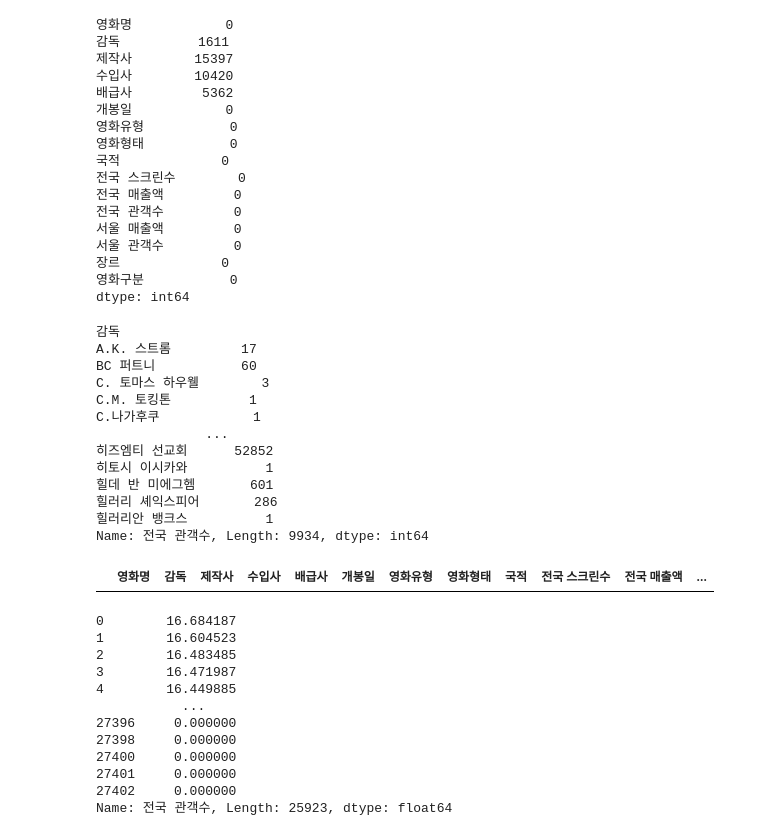
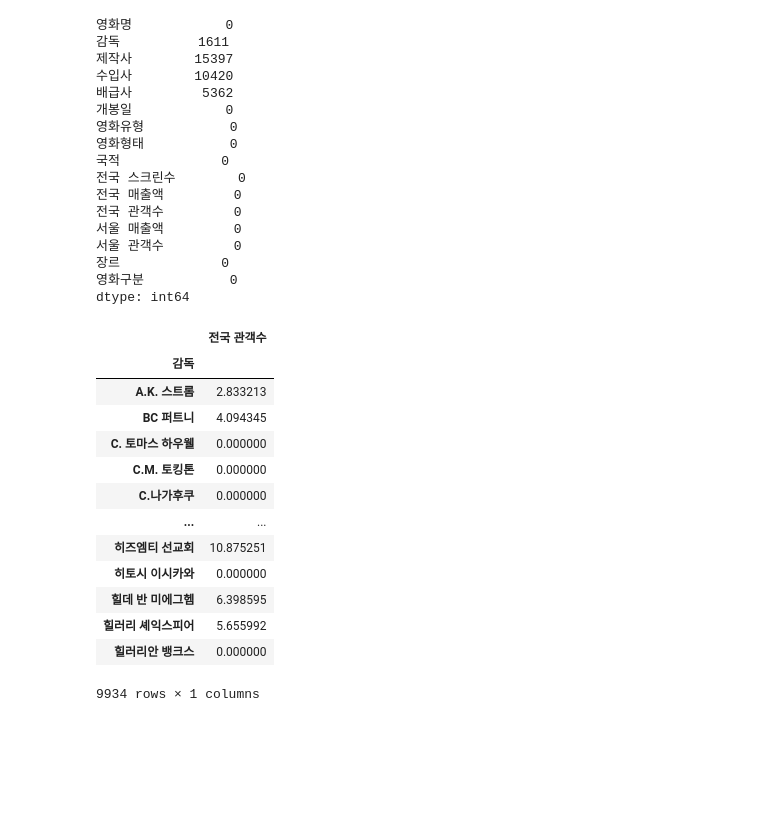
Before and after one commit to Dacon-ai-RunningFive/Dacon-AI, a Jupyter notebook: movie/EDA.ipynb, the cells around one changed output. Drawn from its saved outputs; the diff is of its cells as text; code cells hidden in the pictures; blank space fills up the shorter version.

```diff
--- a/movie/EDA.ipynb
+++ b/movie/EDA.ipynb
@@ -546,39 +546,21 @@ m.isna().sum()
 영화구분           0
 dtype: int64
 # %%
-m1 = m['전국 관객수'].groupby(m['감독']).sum()
-m1
+m1 = m[['전국 관객수']].groupby(m['감독']).sum()
+m1.loc[m1['전국 관객수'] == 0, '전국 관객수'] = 1
+m1.apply(np.log)
 # %% [output]
+|  | 전국 관객수 |
+| 감독 |  |
+| A.K. 스트롬 | 2.833213 |
+| BC 퍼트니 | 4.094345 |
+| C. 토마스 하우웰 | 0.000000 |
+| C.M. 토킹톤 | 0.000000 |
+| C.나가후쿠 | 0.000000 |
+| ... | ... |
+| 히즈엠티 선교회 | 10.875251 |
+| 히토시 이시카와 | 0.000000 |
+| 힐데 반 미에그헴 | 6.398595 |
+| 힐러리 셰익스피어 | 5.655992 |
+| 힐러리안 뱅크스 | 0.000000 |
-감독
-A.K. 스트롬         17
-BC 퍼트니           60
-C. 토마스 하우웰        3
-C.M. 토킹톤          1
-C.나가후쿠            1
-              ...
-히즈엠티 선교회      52852
-히토시 이시카와          1
-힐데 반 미에그헴       601
-힐러리 셰익스피어       286
-힐러리안 뱅크스          1
-Name: 전국 관객수, Length: 9934, dtype: int64
+9934 rows × 1 columns
-# %%
-m.loc[m['전국 관객수'] == 0, '전국 관객수'] = 1
-m.loc[m['전국 관객수'] == 0]
-# %% [output]
-|  | 영화명 | 감독 | 제작사 | 수입사 | 배급사 | 개봉일 | 영화유형 | 영화형태 | 국적 | 전국 스크린수 | 전국 매출액 | ... |
-# %%
-m['전국 관객수'].map(np.log)
-# %% [output]
-0        16.684187
-1        16.604523
-2        16.483485
-3        16.471987
-4        16.449885
-           ...
-27396     0.000000
-27398     0.000000
-27400     0.000000
-27401     0.000000
-27402     0.000000
-Name: 전국 관객수, Length: 25923, dtype: float64
```
